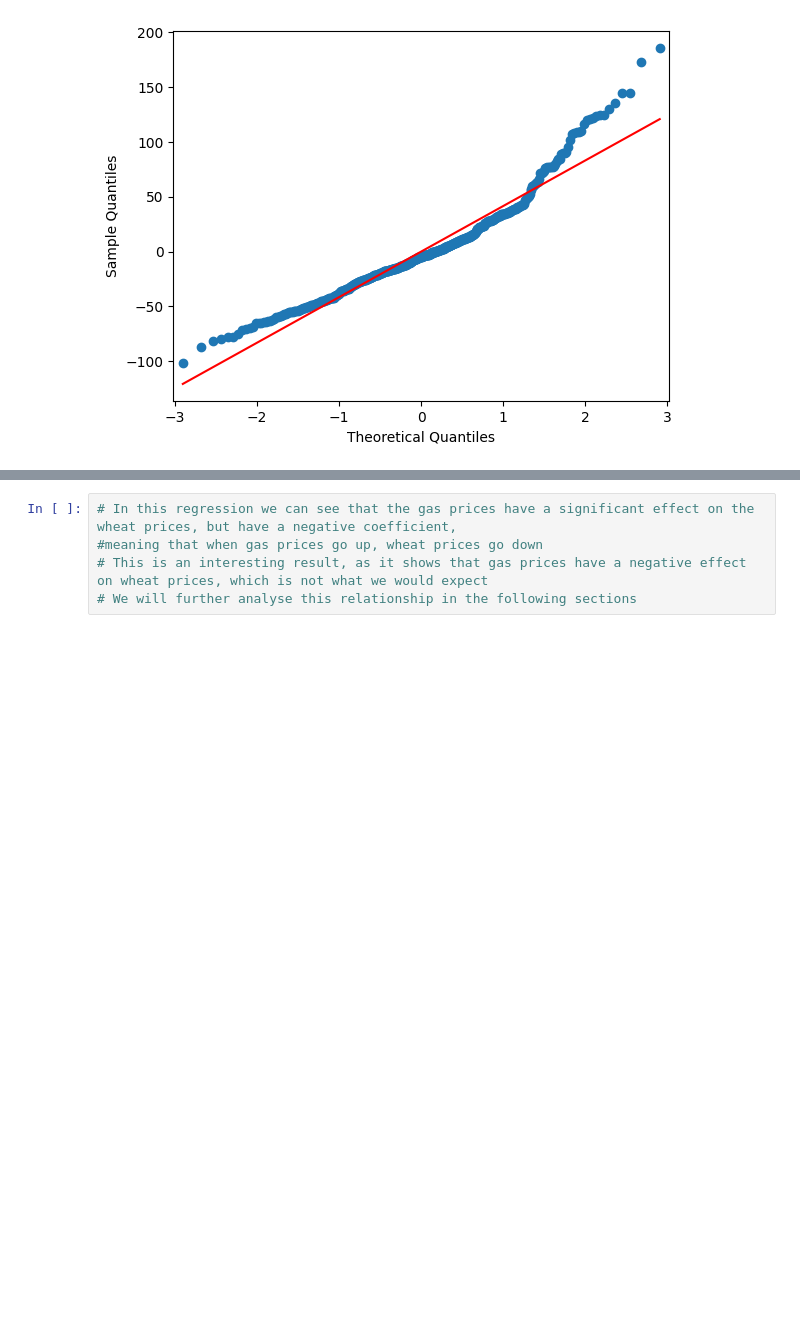
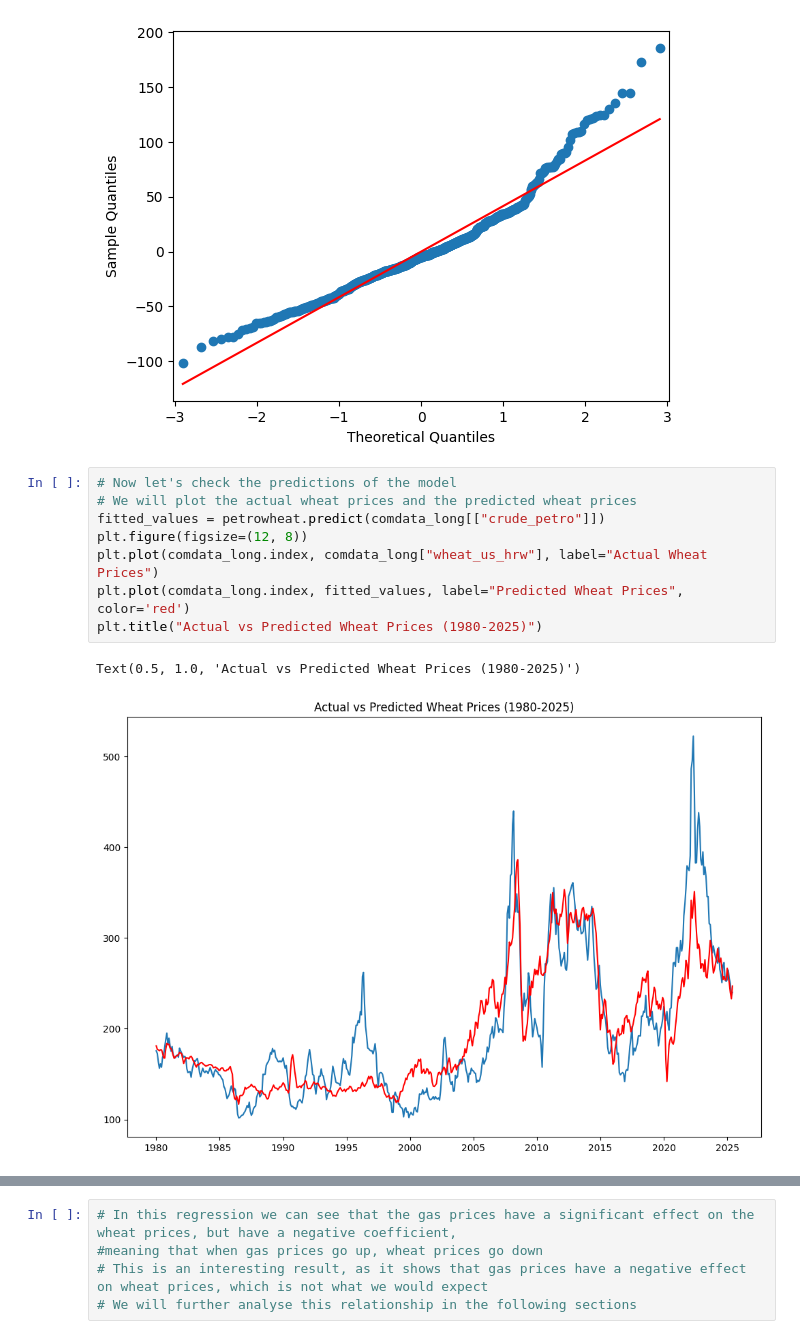
Before and after one commit to steveC-ai/Commodity-Market-Dynamics-Price-Drivers-and-Strategy-Backtesting, a Jupyter notebook: notebook/commodity.prices.ipynb, the cells around one changed output, grey strips where cells are left out. Saved outputs shown, nothing was run; the diff lists cells and outputs as text; blank space fills up the shorter version.

```diff
--- a/notebook/commodity.prices.ipynb
+++ b/notebook/commodity.prices.ipynb
@@ -238,3 +258,14 @@ fig = sm.qqplot(petrowheat.resid, line = 's')
 plt.show()
 # %% [output]
 [figure]
+# %%
+# Now let's check the predictions of the model
+# We will plot the actual wheat prices and the predicted wheat prices
+fitted_values = petrowheat.predict(comdata_long[["crude_petro"]])
+plt.figure(figsize=(12, 8))
+plt.plot(comdata_long.index, comdata_long["wheat_us_hrw"], label="Actual Wheat Prices")
+plt.plot(comdata_long.index, fitted_values, label="Predicted Wheat Prices", color='red')
+plt.title("Actual vs Predicted Wheat Prices (1980-2025)")
+# %% [output]
+Text(0.5, 1.0, 'Actual vs Predicted Wheat Prices (1980-2025)')
+[figure, added]
```
Also changed, not shown: parts of 23 cells of this notebook.
